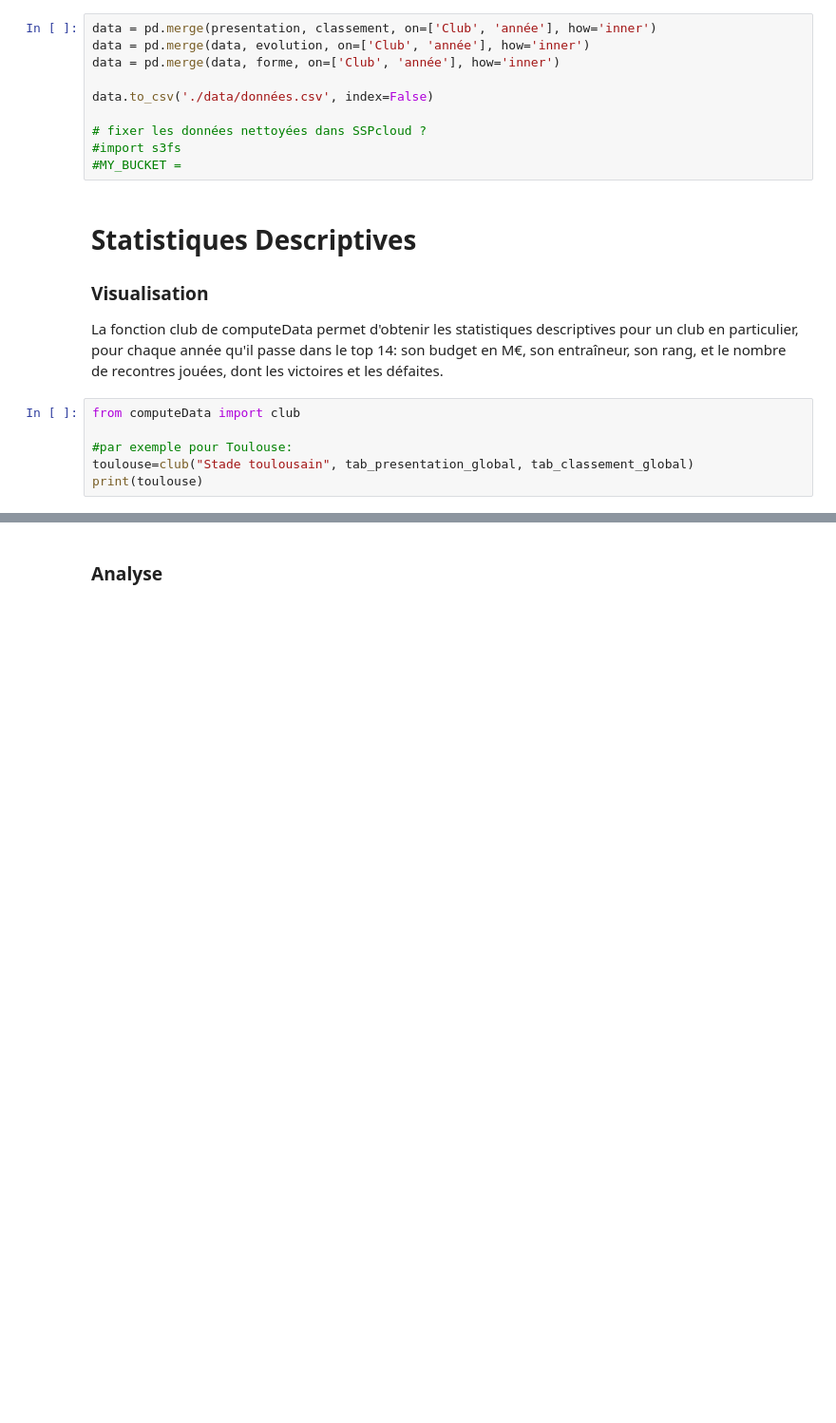
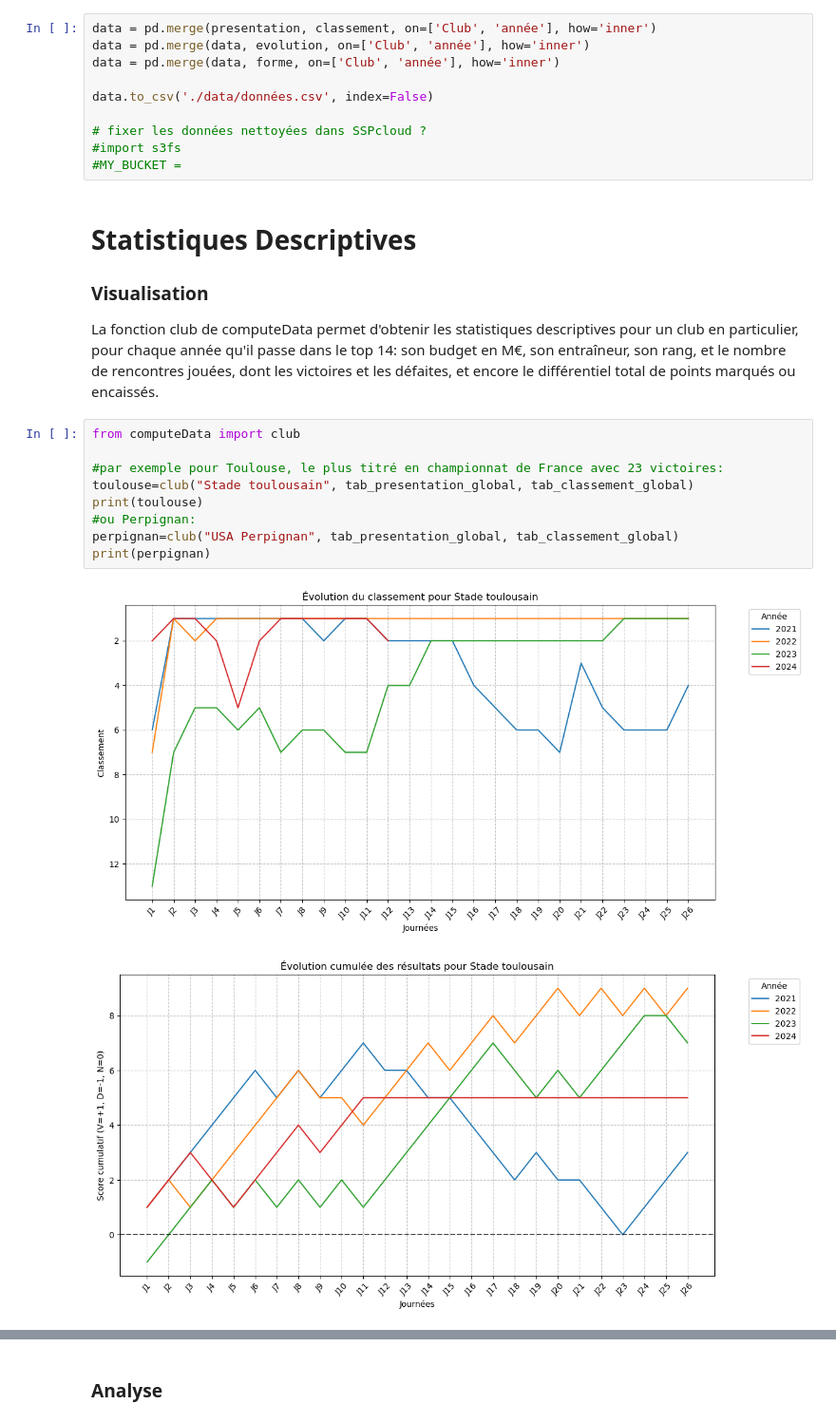
Before and after one commit to mathieuroig9/projet2AENSAE-PredictionRugby, a Jupyter notebook: main.ipynb, the cells around one changed output, grey strips where cells are left out. Shown at 95% size. Drawn from its saved outputs; the diff is of its cells as text; blank space fills up the shorter version.

Commit message:
budget main stats

```diff
--- a/main.ipynb
+++ b/main.ipynb
@@ -220,11 +220,16 @@ data.to_csv('./data/données.csv', index=False)
 <a id="visual"></a>
 ### Visualisation
 
-La fonction club de computeData permet d'obtenir les statistiques descriptives pour un club en particulier, pour chaque année qu'il passe dans le top 14: son budget en M€, son entraîneur, son rang, et le nombre de recontres jouées, dont les victoires et les défaites.
+La fonction club de computeData permet d'obtenir les statistiques descriptives pour un club en particulier, pour chaque année qu'il passe dans le top 14: son budget en M€, son entraîneur, son rang, et le nombre de rencontres jouées, dont les victoires et les défaites, et encore le différentiel total de points marqués ou encaissés.
 # %%
 from computeData import club
 
-#par exemple pour Toulouse:
+#par exemple pour Toulouse, le plus titré en championnat de France avec 23 victoires:
 toulouse=club("Stade toulousain", tab_presentation_global, tab_classement_global)
 print(toulouse)
+#ou Perpignan:
+perpignan=club("USA Perpignan", tab_presentation_global, tab_classement_global)
+print(perpignan)
 # %% [output]
+[figure, added]
+[figure, added]
```
Also changed, not shown: parts of 5 cells of this notebook, 2 other files.
